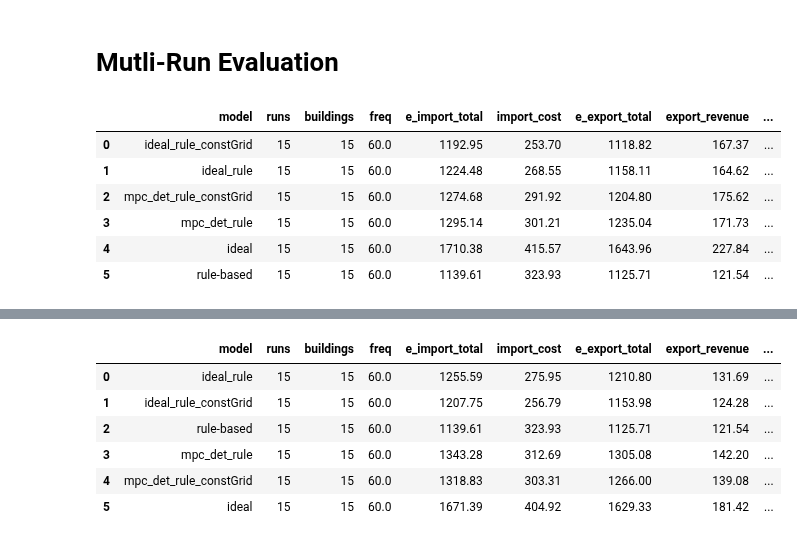
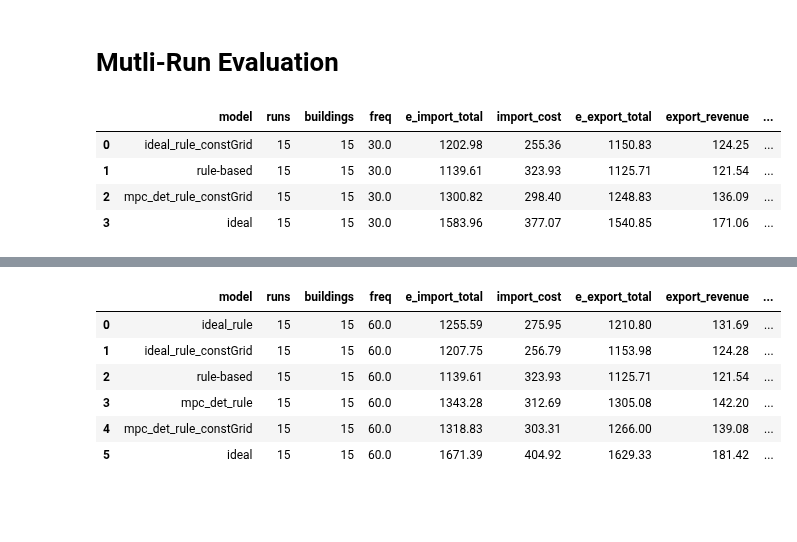
Before and after one commit to JaMoPinter/MPC-vs-RBC, a Jupyter notebook: 03_optimization/evaluation/evaluation.ipynb, the cells around one changed output, grey strips where cells are left out. Cells and saved outputs as stored; diff of their text form; code cells hidden in the pictures; blank space fills up the shorter version.

```diff
--- a/03_optimization/evaluation/evaluation.ipynb
+++ b/03_optimization/evaluation/evaluation.ipynb
@@ -166,36 +166,42 @@ time_of_executions = ["2025-08-29_11-24"]  # f60-gt60-c8  CHeck abgestürzt => N
 # Run new MPC-RuleBased Constant Grid runs
 time_of_executions = ["2025-09-11_16-38"]  # f60-gt1-c0
 #time_of_executions = ["2025-09-11_16-40"]  # f60-gt1-c8
 #time_of_executions = ["2025-09-11_16-41"]  # f30-gt1-c0
 #time_of_executions = ["2025-09-11_16-42"]  # f30-gt1-c8
 #time_of_executions = ["2025-09-11_16-48", "2025-09-11_16-49"]  # f15-gt1-c8
 #time_of_executions = ["2025-09-12_08-47", "2025-09-12_08-49", "2025-09-12_08-50"]  # f15-gt1-c0
 
 
 # Fused experiments with new MPC-RBCCONSTGRID
 time_of_executions = ["2025-08-28_13-44", "2025-09-11_16-38"]  # f60-gt1-c0
 #time_of_executions = ["2025-08-28_13-50", "2025-09-11_16-40"]  # f60-gt1-c8
 
 #time_of_executions = ["2025-08-28_13-56", "2025-09-11_16-41", "2025-09-15_10-35"]  # f30-gt1-c0
 #time_of_executions = ["2025-08-28_13-59", "2025-09-11_16-42"]  # f30-gt1-c8
 
 
 
+# FIXED T_INC BUG IN OBJECTIVE
+time_of_executions = ["2025-09-26_10-10"]  # f30-gt30-c8
+time_of_executions = ["2025-09-26_10-13", "2025-09-26_10-14"]  # f30-gt1-c8
+
+#time_of_executions = ["2025-09-27_08-03", "2025-09-27_08-06"]  # f15-gt15-c8
+#time_of_executions = ["2025-09-XX_XX-XX"]  # f15-gt1-c8
+
+
 
 
 
 csvs = [p for t in time_of_executions for p in Path("../runs").rglob(f"logs_{t}*.csv")]
 csvs = sorted(csvs,key=lambda p: int(re.search(r"SFH(\d+)", p.name).group(1)))
 
 mre = MultiRunEvaluator(run_paths=csvs)
 
 mre.leaderboard_mean()
 #mre.leaderboard()
 # %% [output]
 |  | model | runs | buildings | freq | e_import_total | import_cost | e_export_total | export_revenue | ... |
-| 0 | ideal_rule_constGrid | 15 | 15 | 60.0 | 1192.95 | 253.70 | 1118.82 | 167.37 | ... |
-| 1 | ideal_rule | 15 | 15 | 60.0 | 1224.48 | 268.55 | 1158.11 | 164.62 | ... |
-| 2 | mpc_det_rule_constGrid | 15 | 15 | 60.0 | 1274.68 | 291.92 | 1204.80 | 175.62 | ... |
-| 3 | mpc_det_rule | 15 | 15 | 60.0 | 1295.14 | 301.21 | 1235.04 | 171.73 | ... |
-| 4 | ideal | 15 | 15 | 60.0 | 1710.38 | 415.57 | 1643.96 | 227.84 | ... |
-| 5 | rule-based | 15 | 15 | 60.0 | 1139.61 | 323.93 | 1125.71 | 121.54 | ... |
+| 0 | ideal_rule_constGrid | 15 | 15 | 30.0 | 1202.98 | 255.36 | 1150.83 | 124.25 | ... |
+| 1 | rule-based | 15 | 15 | 30.0 | 1139.61 | 323.93 | 1125.71 | 121.54 | ... |
+| 2 | mpc_det_rule_constGrid | 15 | 15 | 30.0 | 1300.82 | 298.40 | 1248.83 | 136.09 | ... |
+| 3 | ideal | 15 | 15 | 30.0 | 1583.96 | 377.07 | 1540.85 | 171.06 | ... |
```
Also changed, not shown: parts of 4 cells of this notebook, 8 other files.
